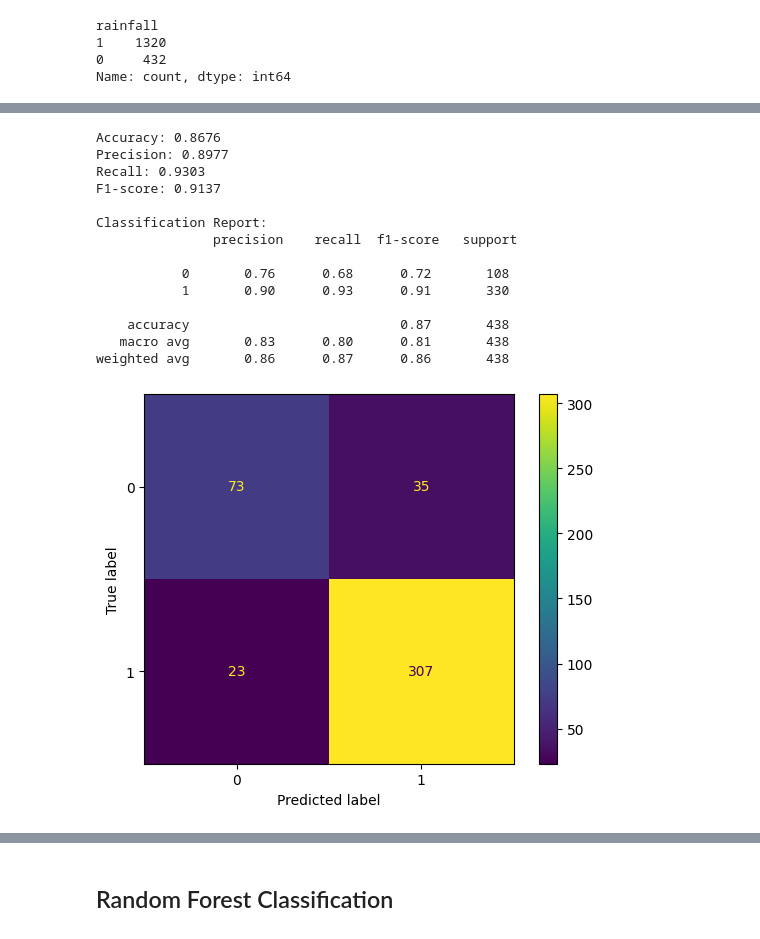
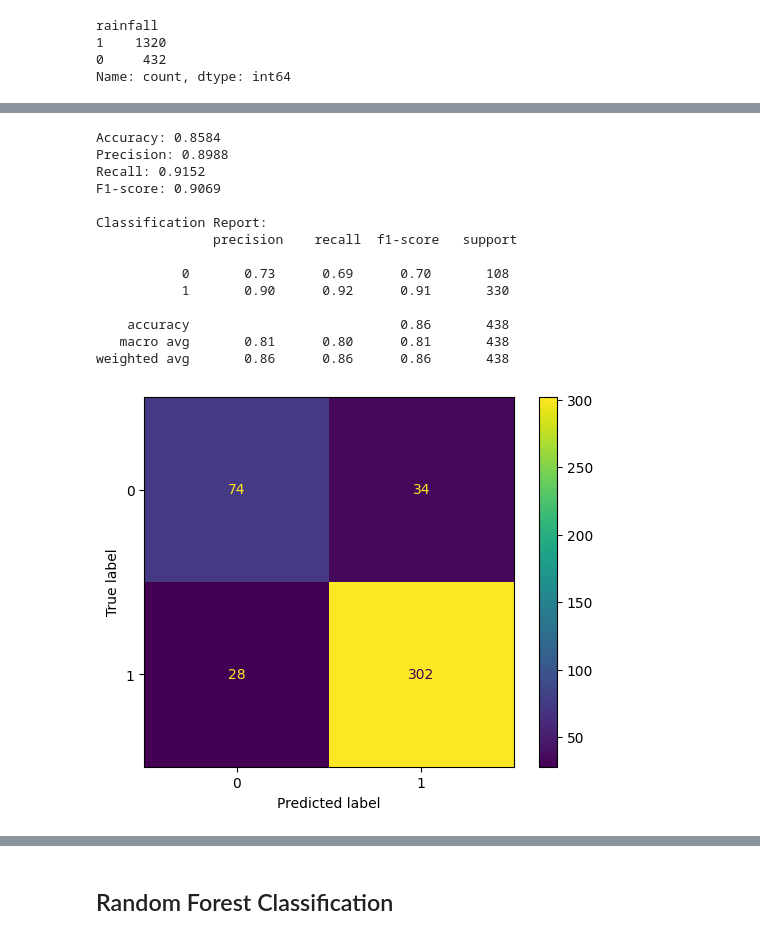
Before and after one commit to RinaldinAdam/KaggleNotebooks, a Jupyter notebook: Kaggle_Competition_Rainfall_Prediction.ipynb, the cells around one changed output, grey strips where cells are left out. Saved outputs shown, nothing was run; the diff lists cells and outputs as text; code cells hidden in the pictures.

```diff
--- a/Kaggle_Competition_Rainfall_Prediction.ipynb
+++ b/Kaggle_Competition_Rainfall_Prediction.ipynb
@@ -455,7 +520,7 @@ from sklearn.metrics import classification_report, make_scorer, recall_score
 
 
 lr_pipeline = Pipeline([
-    ('nearmiss', NearMiss(version=3,sampling_strategy=0.5)),
+    ('nearmiss', NearMiss(version=1,sampling_strategy=0.5)),
     ('logreg', LogisticRegression(solver='liblinear'))
 ])
 
@@ -482,41 +547,41 @@ y_pred = lr_pipeline.predict(X_test)
 # %%
 accuracy = accuracy_score(y_test, y_pred)
 precision = precision_score(y_test, y_pred)
 recall = recall_score(y_test, y_pred)
 f1 = f1_score(y_test, y_pred)
 
 # Display results
 print(f"Accuracy: {accuracy:.4f}")
 print(f"Precision: {precision:.4f}")
 print(f"Recall: {recall:.4f}")
 print(f"F1-score: {f1:.4f}")
 
 # Detailed Classification Report
 print("\nClassification Report:\n", classification_report(y_test, y_pred))
 
 from sklearn.metrics import confusion_matrix, ConfusionMatrixDisplay
-cm = confusion_matrix(y_test,y_pred, labels=best_lr_model.classes_)
+cm = confusion_matrix(y_test,y_pred, labels=lr_pipeline.classes_)
 disp = ConfusionMatrixDisplay(confusion_matrix=cm,
-                              display_labels=best_lr_model.classes_)
+                              display_labels=lr_pipeline.classes_)
 disp.plot()
 
 plt.show()
 # %% [output]
-Accuracy: 0.8676
-Precision: 0.8977
-Recall: 0.9303
-F1-score: 0.9137
+Accuracy: 0.8584
+Precision: 0.8988
+Recall: 0.9152
+F1-score: 0.9069
 
 Classification Report:
                precision    recall  f1-score   support
 
-           0       0.76      0.68      0.72       108
-           1       0.90      0.93      0.91       330
+           0       0.73      0.69      0.70       108
+           1       0.90      0.92      0.91       330
 
-    accuracy                           0.87       438
-   macro avg       0.83      0.80      0.81       438
-weighted avg       0.86      0.87      0.86       438
+    accuracy                           0.86       438
+   macro avg       0.81      0.80      0.81       438
+weighted avg       0.86      0.86      0.86       438
-[figure, old version]
+[figure, new version]
 # %%
 X_test_scaled = scaler.transform(test_final)
 X_test_pca = pca.transform(X_test_scaled)
```
Also changed, not shown: parts of 66 cells of this notebook.
